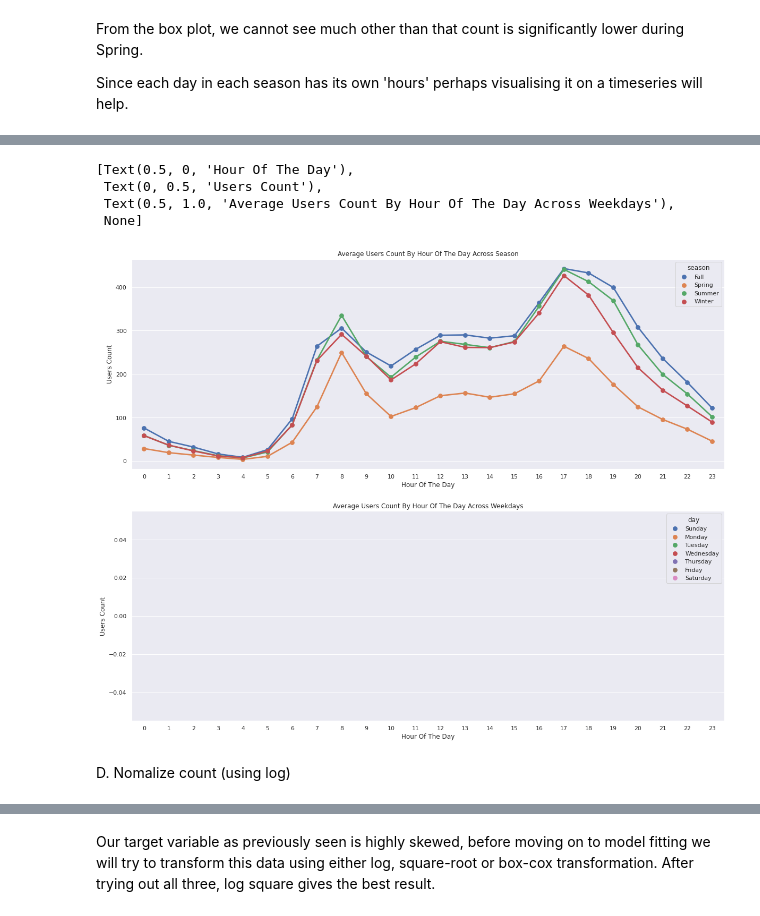
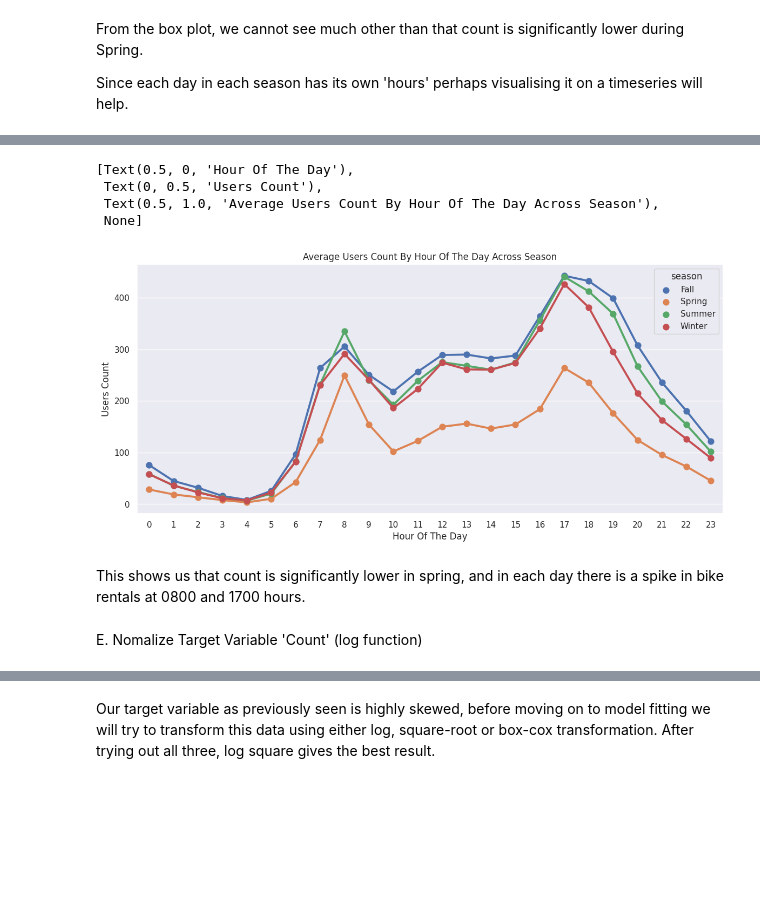
Before and after one commit to JonxChow/bike_share_demand_analysis, a Jupyter notebook: SC1015_Bike_Sharing_Demand.ipynb, the cells around one changed output, grey strips where cells are left out. Cells and saved outputs as stored; diff of their text form; code cells hidden in the pictures; blank space fills up the shorter version.

```diff
--- a/SC1015_Bike_Sharing_Demand.ipynb
+++ b/SC1015_Bike_Sharing_Demand.ipynb
@@ -390,24 +462,22 @@ plt.show()
 # %%
-fig,(ax1,ax2)= plt.subplots(nrows=2)
-fig.set_size_inches(20,16)
+fig,(ax1)= plt.subplots(nrows=1)
+fig.set_size_inches(14,6)
 sortOrder = ["January","February","March","April","May","June","July","August","September","October","November","December"]
 hueOrder = ["Sunday","Monday","Tuesday","Wednesday","Thursday","Friday","Saturday"]
 
 hourAggregated = pd.DataFrame(df.groupby(["hour","season"],sort=True)["count"].mean()).reset_index()
 sb.pointplot(x=hourAggregated["hour"], y=hourAggregated["count"],hue=hourAggregated["season"], data=hourAggregated, join=True,ax=ax1)
 ax1.set(xlabel='Hour Of The Day', ylabel='Users Count',title="Average Users Count By Hour Of The Day Across Season",label='big')
-
-hourAggregated = pd.DataFrame(df.groupby(["hour","day"],sort=True)["count"].mean()).reset_index()
-sb.pointplot(x=hourAggregated["hour"], y=hourAggregated["count"],hue=hourAggregated["day"],hue_order=hueOrder, data=hourAggregated, join=True,ax=ax2)
-ax2.set(xlabel='Hour Of The Day', ylabel='Users Count',title="Average Users Count By Hour Of The Day Across Weekdays",label='big')
 # %% [output]
 [Text(0.5, 0, 'Hour Of The Day'),
  Text(0, 0.5, 'Users Count'),
- Text(0.5, 1.0, 'Average Users Count By Hour Of The Day Across Weekdays'),
+ Text(0.5, 1.0, 'Average Users Count By Hour Of The Day Across Season'),
  None]
-[figure, old version]
+[figure, new version]
-# %% [markdown]
-D. Nomalize count (using log)
+# %% [markdown]
+This shows us that count is significantly lower in spring, and in each day there is a spike in bike rentals at 0800 and 1700 hours.
+# %% [markdown]
+E. Nomalize Target Variable 'Count' (log function)
 # %%
 df['count']=df['count'].apply(lambda x:np.log(x))
 sb.distplot(df['count'])
```
Also changed, not shown: parts of 24 cells of this notebook.
